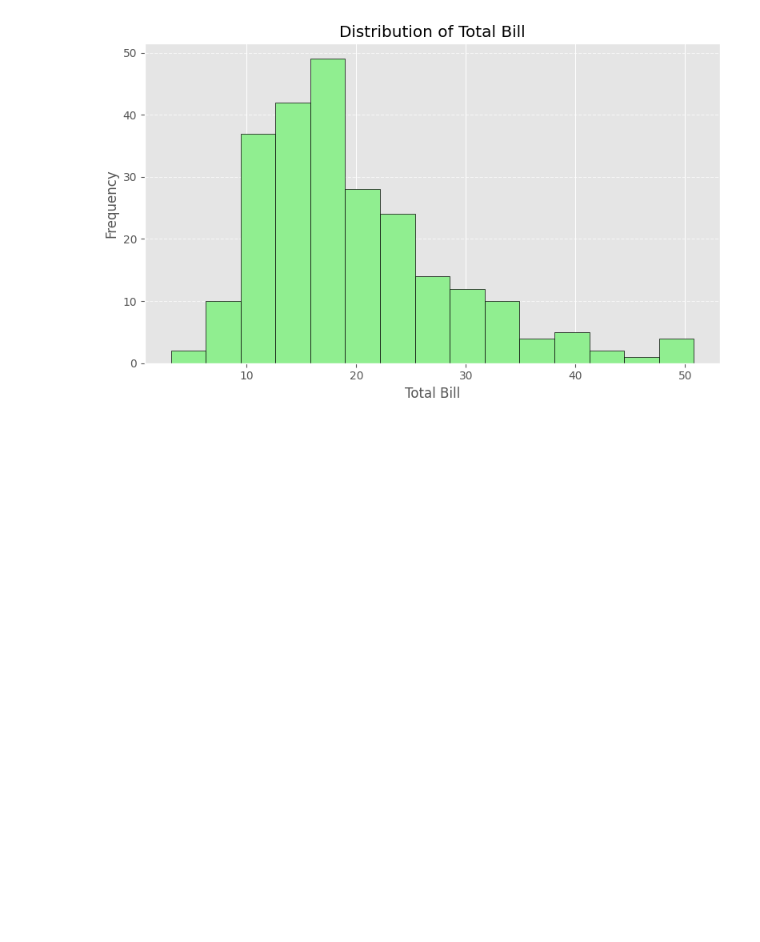
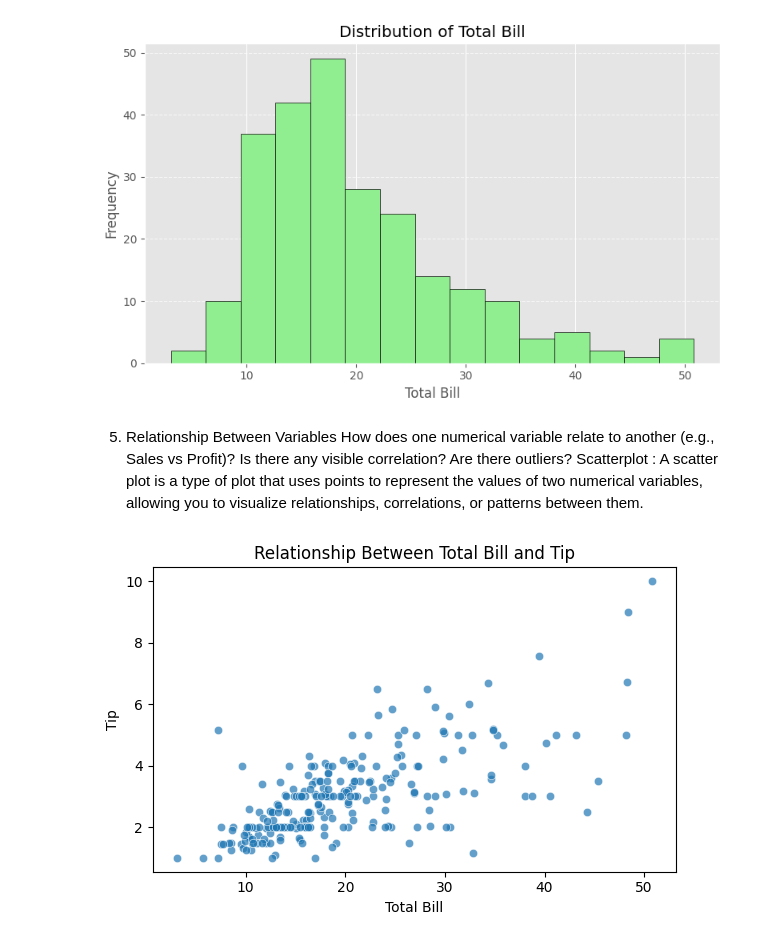
Before and after one commit to Tejaswimadastu/Data_Visualization, a Jupyter notebook: matplotlib.ipynb, the cells around one changed output. Cells and saved outputs as stored; diff of their text form; code cells hidden in the pictures; blank space fills up the shorter version.

```diff
--- a/matplotlib.ipynb
+++ b/matplotlib.ipynb
@@ -438,3 +439,23 @@ plt.savefig("hist_total_bill.png")
 plt.show()
 # %% [output]
 [figure]
+# %% [markdown]
+5. Relationship Between Variables
+How does one numerical variable relate to another (e.g., Sales vs Profit)?
+Is there any visible correlation?
+Are there outliers?
+Scatterplot : A scatter plot is a type of plot that uses points to represent the values of two numerical variables, allowing you to visualize relationships, correlations, or patterns between them.
+# %%
+import pandas as pd
+import matplotlib.pyplot as plt
+import seaborn as sns
+df = pd.read_csv("tip.csv")
+plt.figure(figsize=(6,4))
+sns.scatterplot(data=df, x='total_bill', y='tip', alpha=0.7)
+plt.title("Relationship Between Total Bill and Tip")
+plt.xlabel("Total Bill")
+plt.ylabel("Tip")
+plt.tight_layout()
+plt.show()
+# %% [output]
+[figure, added]
```
Also changed, not shown: parts of 9 cells of this notebook, 1 other file.
